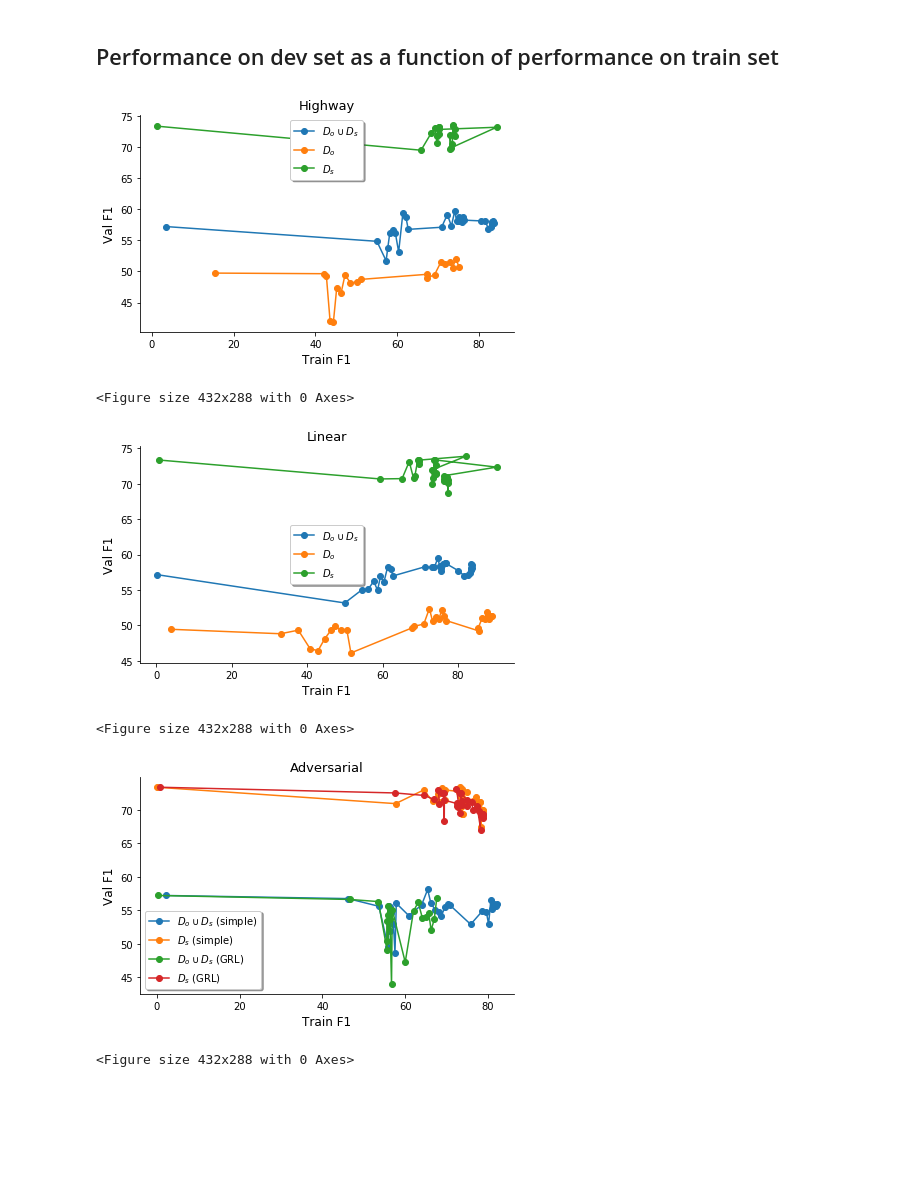
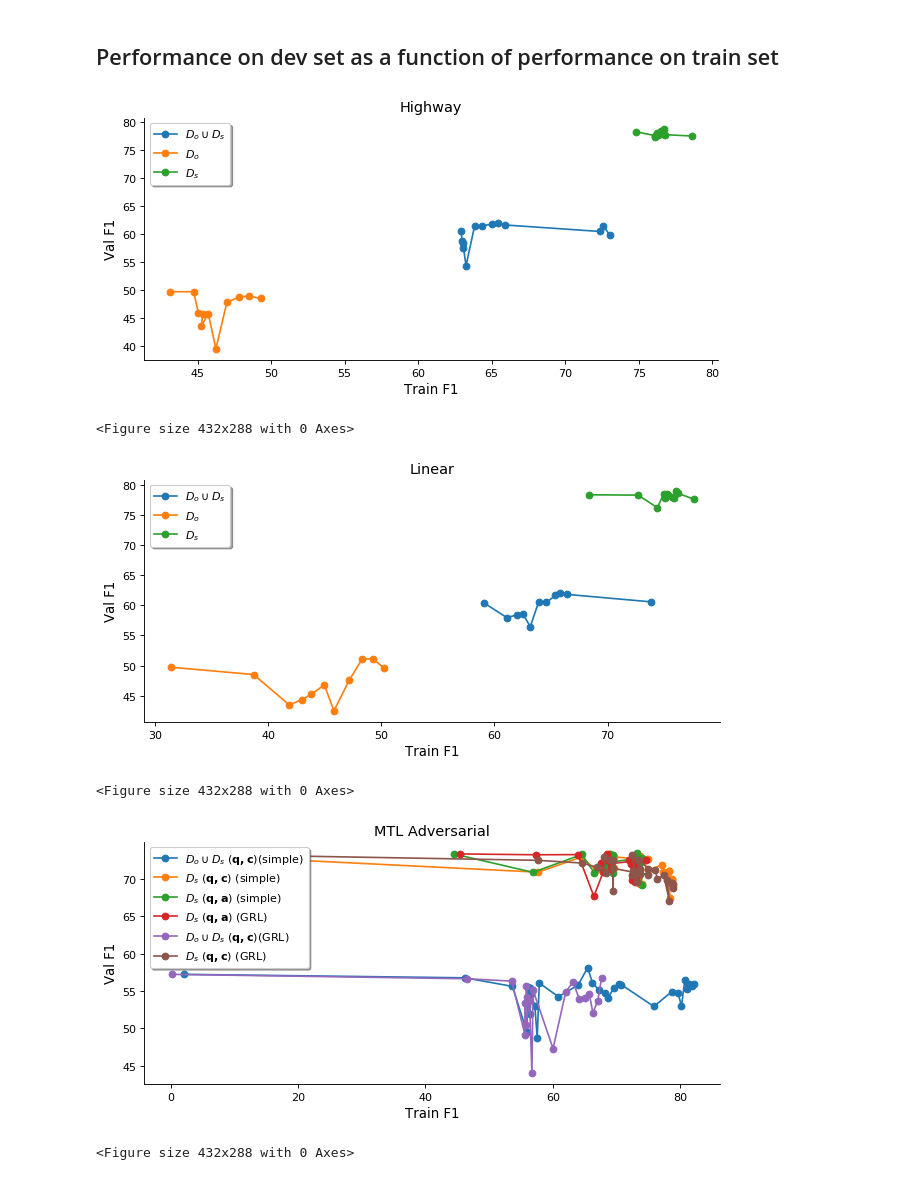
Before and after one commit to LukasMut/Subjective_QA, a Jupyter notebook: results_analysis.ipynb, the cells around one changed output. Drawn from its saved outputs; the diff is of its cells as text; code cells hidden in the pictures; blank space fills up the shorter version.

Commit message:
"Now more modular plotting"

```diff
--- a/results_analysis.ipynb
+++ b/results_analysis.ipynb
@@ -22,7 +22,7 @@ def get_results(
                 aux=None,
 ):
     subdir = './results_train/' if version == 'train' else './results_test/'
-    subsubdir = subdir + task + '/' model + '/' + task_setting + '/'
+    subsubdir = subdir + task + '/' + model + '/' + task_setting + '/'
     subsubdir = subsubdir + aux + '/' if model == 'adversarial' else subsubdir
     all_files = list(map(lambda f: subsubdir + f, os.listdir(subsubdir)))
     all_results = defaultdict(dict)
@@ -56,13 +56,22 @@ def plot_results(
                 if re.search(r'' + metric, m):
                     r_plot[clf] = v
 
-    if iv == 'datasets':
+    if iv == 'datasets' and task_setting == 'single':
         params = ['$D_o \cup D_s$', '$D_o$', '$D_s$']
+
+    elif iv == 'datasets' and task_setting == 'multi':
+        params = ['$D_o \cup D_s$', '$D_s$']
+
     elif model == 'adversarial' and iv == 'methods':
-        params = ['$D_o \cup D_s$ (simple)', '$D_s$ (simple)', '$D_o \cup D_s$ (GRL)', '$D_s$ (GRL)']
+        params = ['$D_o \cup D_s$ ($\mathbf{q, c}$)(simple)', '$D_s$ ($\mathbf{q, c}$) (simple)',
+                  '$D_s$ ($\mathbf{q, a}$) (simple)',
+                  '$D_s$ ($\mathbf{q, a}$) (GRL)',
+                  '$D_o \cup D_s$ ($\mathbf{q, c}$)(GRL)', '$D_s$ ($\mathbf{q, c}$) (GRL)']
 
     if re.search(r'batch_loss', metric):
         plt.figure(figsize=(10, 6), dpi=100)
+    else:
+        plt.figure(figsize=(8, 4), dpi=80)
 
     # set font sizes
     y_lab_fontsize = 12
@@ -103,7 +112,7 @@ def plot_results(
 
     ax.set_xlabel('Train F1' if correlation else 'Evaluation steps', fontsize=x_lab_fontsize)
     ax.legend(fancybox=True, shadow=True)
-    ax.set_title(model.capitalize(), fontsize=title_fontsize)
+    ax.set_title('MTL' + ' ' + model.capitalize() if model == 'adversarial' else model.capitalize(), fontsize=title_fontsize)
     plt.tight_layout()
 
     if model == 'adversarial':
@@ -197,30 +208,33 @@ plotting(models=models, metrics=metrics, task=task, version=version, task_settin
 # %% [markdown]
 ## Performance on dev set as a function of performance on train set
 # %%
+task = 'QA'
 version = 'train'
 model = 'highway'
 task_setting = 'single'
 iv = 'datasets'
 metric = ''
 
-all_results = get_results(version=version, model=model, task_setting=task_setting, aux=None)
-plot_results(all_results, metric=metric, iv=iv,  model=model, task_setting=task_setting, aux=None, correlation=True)
+all_results = get_results(task=task, version=version, model=model, task_setting=task_setting, aux=None)
+plot_results(all_results, task=task, metric=metric, iv=iv,  model=model, task_setting=task_setting, aux=None, correlation=True)
 # %% [output]
-[figure, old version]
+[figure, new version]
 <Figure size 432x288 with 0 Axes>
 # %%
+task = 'QA'
 version = 'train'
 model = 'linear'
 task_setting = 'single'
 iv = 'datasets'
 metric = ''
 
-all_results = get_results(version=version, model=model, task_setting=task_setting, aux=None)
-plot_results(all_results, metric=metric, iv=iv,  model=model, task_setting=task_setting, aux=None, correlation=True)
+all_results = get_results(task=task, version=version, model=model, task_setting=task_setting, aux=None)
+plot_results(all_results,task=task, metric=metric, iv=iv,  model=model, task_setting=task_setting, aux=None, correlation=True)
 # %% [output]
-[figure, old version]
+[figure, new version]
 <Figure size 432x288 with 0 Axes>
 # %%
+task = 'QA'
 version = 'train'
 model = 'adversarial'
 task_setting = 'multi'
@@ -228,8 +242,8 @@ iv = 'methods'
 metric = ''
 aux = 'aux_1'
 
-all_results = get_results(version=version, model=model, task_setting=task_setting, aux=aux)
-plot_results(all_results, metric=metric, iv=iv,  model=model, task_setting=task_setting, aux=aux, correlation=True)
+all_results = get_results(task=task, version=version, model=model, task_setting=task_setting, aux=aux)
+plot_results(all_results, task=task, metric=metric, iv=iv,  model=model, task_setting=task_setting, aux=aux, correlation=True)
 # %% [output]
-[figure, old version]
+[figure, new version]
 <Figure size 432x288 with 0 Axes>
```
Also changed, not shown: parts of 2 cells of this notebook.
